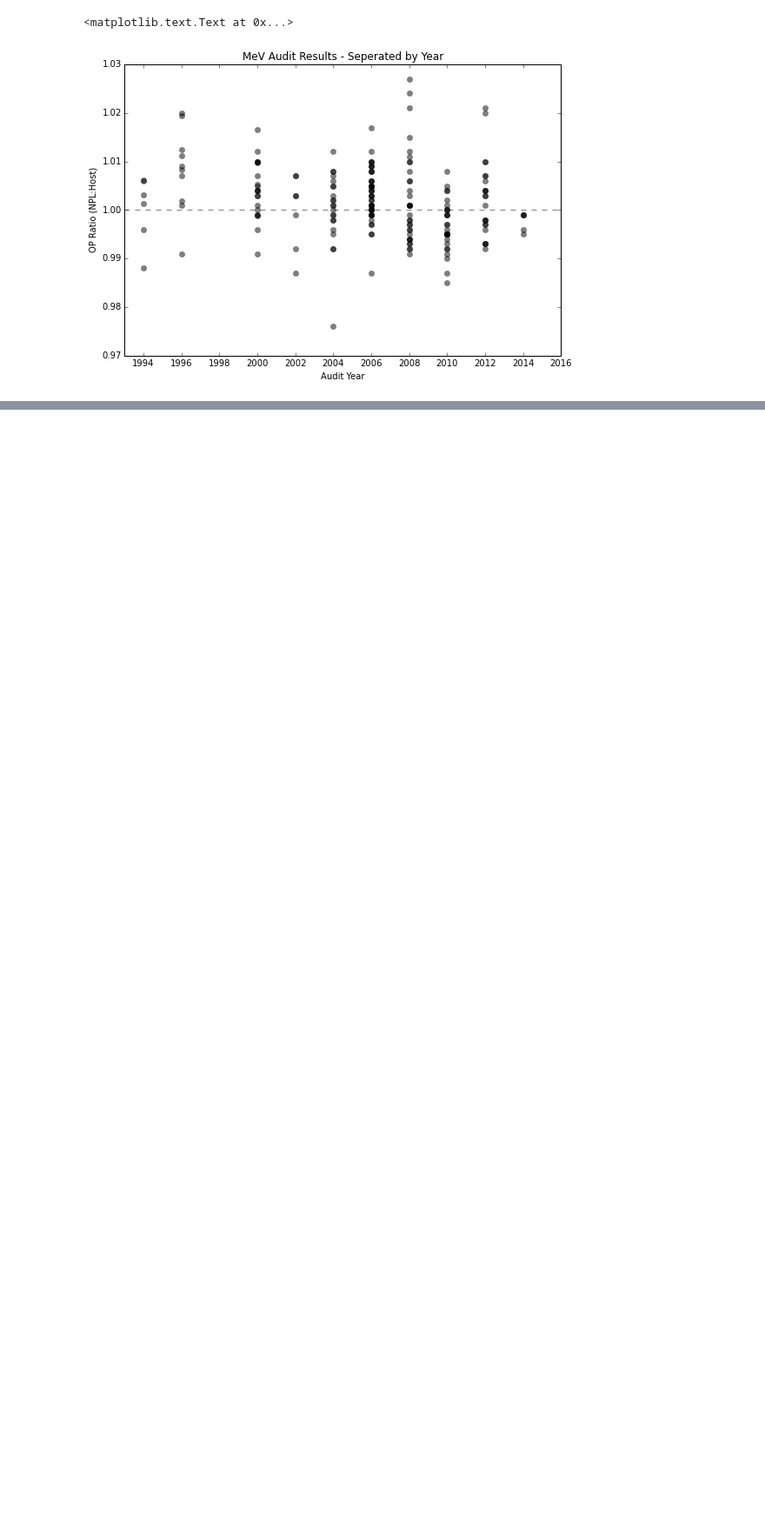
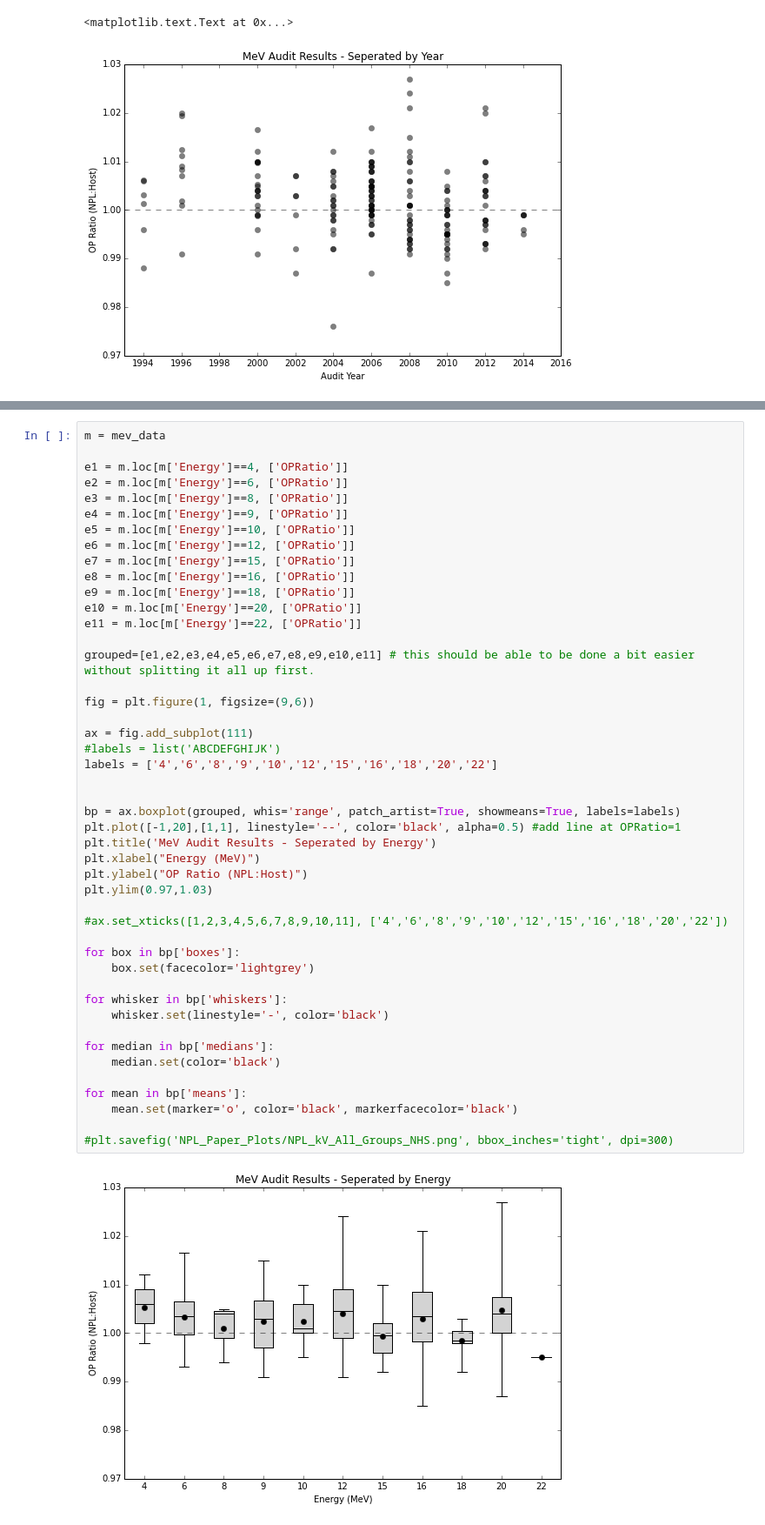
Before and after one commit to mbolt01/InitialCode, a Jupyter notebook: NPL Data Plots - All Data-NHS.ipynb, the cells around one changed output, grey strips where cells are left out. Shown: that part at 87% size. Drawn from its saved outputs; the diff is of its cells as text; blank space fills up the shorter version.

```diff
--- a/NPL Data Plots - All Data-NHS.ipynb
+++ b/NPL Data Plots - All Data-NHS.ipynb
@@ -495,0 +529,48 @@ nhs_data.groupby('Type').describe()
+# %%
+m = mev_data
+
+e1 = m.loc[m['Energy']==4, ['OPRatio']]
+e2 = m.loc[m['Energy']==6, ['OPRatio']]
+e3 = m.loc[m['Energy']==8, ['OPRatio']]
+e4 = m.loc[m['Energy']==9, ['OPRatio']]
+e5 = m.loc[m['Energy']==10, ['OPRatio']]
+e6 = m.loc[m['Energy']==12, ['OPRatio']]
+e7 = m.loc[m['Energy']==15, ['OPRatio']]
+e8 = m.loc[m['Energy']==16, ['OPRatio']]
+e9 = m.loc[m['Energy']==18, ['OPRatio']]
+e10 = m.loc[m['Energy']==20, ['OPRatio']]
+e11 = m.loc[m['Energy']==22, ['OPRatio']]
+
+grouped=[e1,e2,e3,e4,e5,e6,e7,e8,e9,e10,e11] # this should be able to be done a bit easier without splitting it all up first.
+
+fig = plt.figure(1, figsize=(9,6))
+
+ax = fig.add_subplot(111)
+#labels = list('ABCDEFGHIJK')
+labels = ['4','6','8','9','10','12','15','16','18','20','22']
+
+
+bp = ax.boxplot(grouped, whis='range', patch_artist=True, showmeans=True, labels=labels)
+plt.plot([-1,20],[1,1], linestyle='--', color='black', alpha=0.5) #add line at OPRatio=1
+plt.title('MeV Audit Results - Seperated by Energy')
+plt.xlabel("Energy (MeV)")
+plt.ylabel("OP Ratio (NPL:Host)")
+plt.ylim(0.97,1.03)
+
+#ax.set_xticks([1,2,3,4,5,6,7,8,9,10,11], ['4','6','8','9','10','12','15','16','18','20','22'])
+
+for box in bp['boxes']:
+    box.set(facecolor='lightgrey')
+
+for whisker in bp['whiskers']:
+    whisker.set(linestyle='-', color='black')
+
+for median in bp['medians']:
+    median.set(color='black')
+
+for mean in bp['means']:
+    mean.set(marker='o', color='black', markerfacecolor='black')
+
+#plt.savefig('NPL_Paper_Plots/NPL_kV_All_Groups_NHS.png', bbox_inches='tight', dpi=300)
+# %% [output]
+[figure, added]
```
Also changed, not shown: parts of 4 cells of this notebook.
